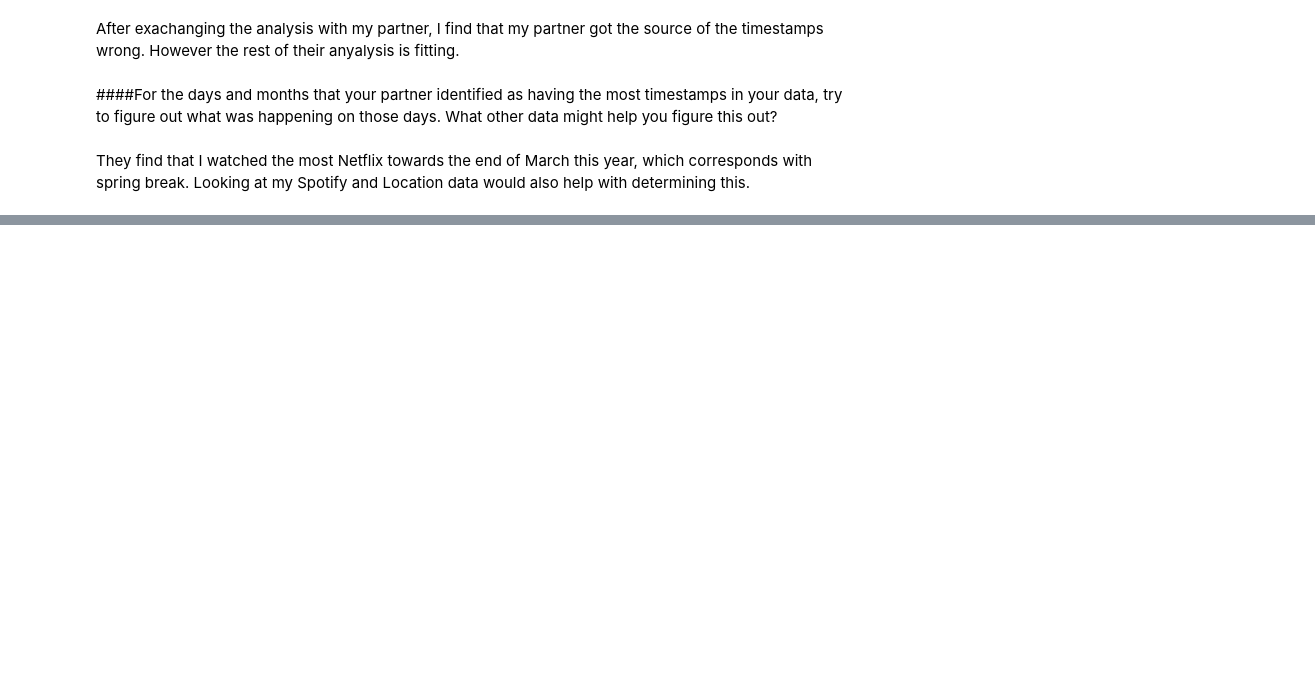
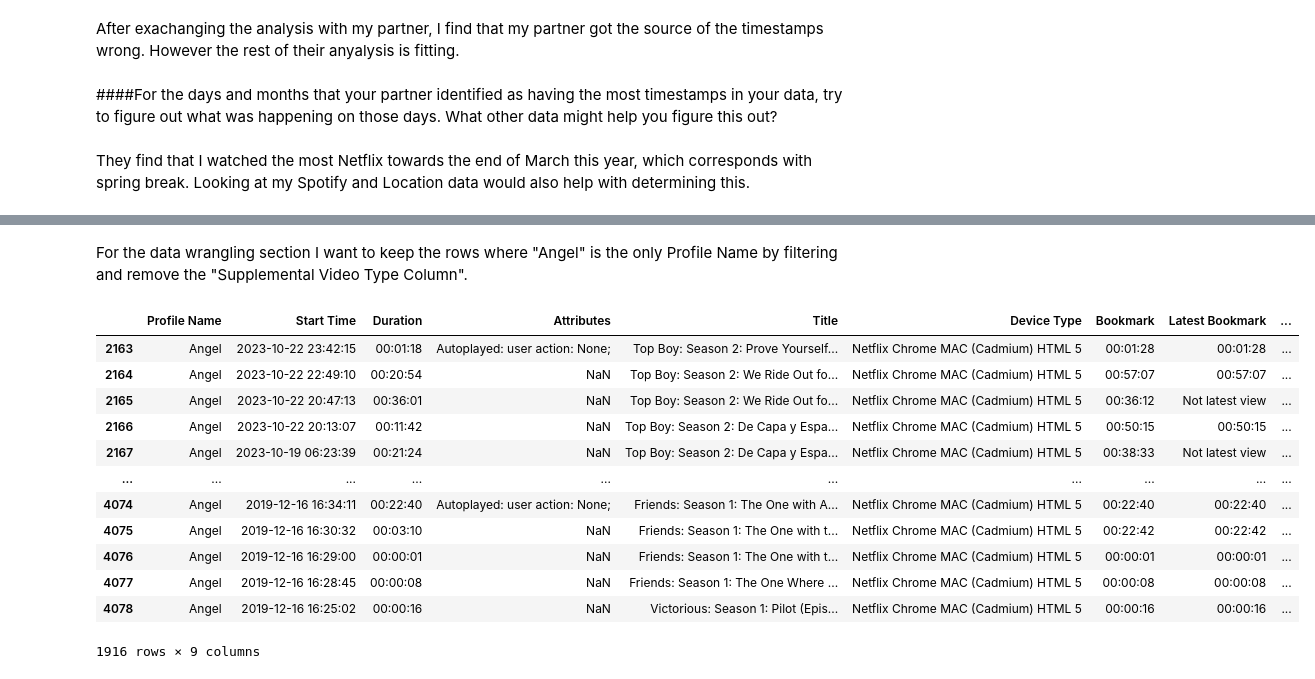
Before and after one commit to ObaltzerS/Project8, a Jupyter notebook: Part_one.ipynb, the cells around one changed output, grey strips where cells are left out. Saved outputs shown, nothing was run; the diff lists cells and outputs as text; code cells hidden in the pictures; blank space fills up the shorter version.

```diff
--- a/Part_one.ipynb
+++ b/Part_one.ipynb
@@ -385,0 +452,21 @@ They find that I watched the most Netflix towards the end of March this year, wh
+# %% [markdown]
+For the data wrangling section I want to keep the rows where "Angel" is the only Profile Name by filtering and remove the "Supplemental Video Type Column".
+# %%
+angel_netflix = netflix_data[netflix_data['Profile Name'] == "Angel"].drop("Supplemental Video Type", axis=1)
+#1 indicates that we are removing a column
+# %%
+angel_netflix
+# %% [output]
+|  | Profile Name | Start Time | Duration | Attributes | Title | Device Type | Bookmark | Latest Bookmark | ... |
+| 2163 | Angel | 2023-10-22 23:42:15 | 00:01:18 | Autoplayed: user action: None; | Top Boy: Season 2: Prove Yourself... | Netflix Chrome MAC (Cadmium) HTML 5 | 00:01:28 | 00:01:28 | ... |
+| 2164 | Angel | 2023-10-22 22:49:10 | 00:20:54 | NaN | Top Boy: Season 2: We Ride Out fo... | Netflix Chrome MAC (Cadmium) HTML 5 | 00:57:07 | 00:57:07 | ... |
+| 2165 | Angel | 2023-10-22 20:47:13 | 00:36:01 | NaN | Top Boy: Season 2: We Ride Out fo... | Netflix Chrome MAC (Cadmium) HTML 5 | 00:36:12 | Not latest view | ... |
+| 2166 | Angel | 2023-10-22 20:13:07 | 00:11:42 | NaN | Top Boy: Season 2: De Capa y Espa... | Netflix Chrome MAC (Cadmium) HTML 5 | 00:50:15 | 00:50:15 | ... |
+| 2167 | Angel | 2023-10-19 06:23:39 | 00:21:24 | NaN | Top Boy: Season 2: De Capa y Espa... | Netflix Chrome MAC (Cadmium) HTML 5 | 00:38:33 | Not latest view | ... |
+| ... | ... | ... | ... | ... | ... | ... | ... | ... | ... |
+| 4074 | Angel | 2019-12-16 16:34:11 | 00:22:40 | Autoplayed: user action: None; | Friends: Season 1: The One with A... | Netflix Chrome MAC (Cadmium) HTML 5 | 00:22:40 | 00:22:40 | ... |
+| 4075 | Angel | 2019-12-16 16:30:32 | 00:03:10 | NaN | Friends: Season 1: The One with t... | Netflix Chrome MAC (Cadmium) HTML 5 | 00:22:42 | 00:22:42 | ... |
+| 4076 | Angel | 2019-12-16 16:29:00 | 00:00:01 | NaN | Friends: Season 1: The One with t... | Netflix Chrome MAC (Cadmium) HTML 5 | 00:00:01 | 00:00:01 | ... |
+| 4077 | Angel | 2019-12-16 16:28:45 | 00:00:08 | NaN | Friends: Season 1: The One Where ... | Netflix Chrome MAC (Cadmium) HTML 5 | 00:00:08 | 00:00:08 | ... |
+| 4078 | Angel | 2019-12-16 16:25:02 | 00:00:16 | NaN | Victorious: Season 1: Pilot (Epis... | Netflix Chrome MAC (Cadmium) HTML 5 | 00:00:16 | 00:00:16 | ... |
+1916 rows × 9 columns
```
Also changed, not shown: parts of 17 cells of this notebook.
